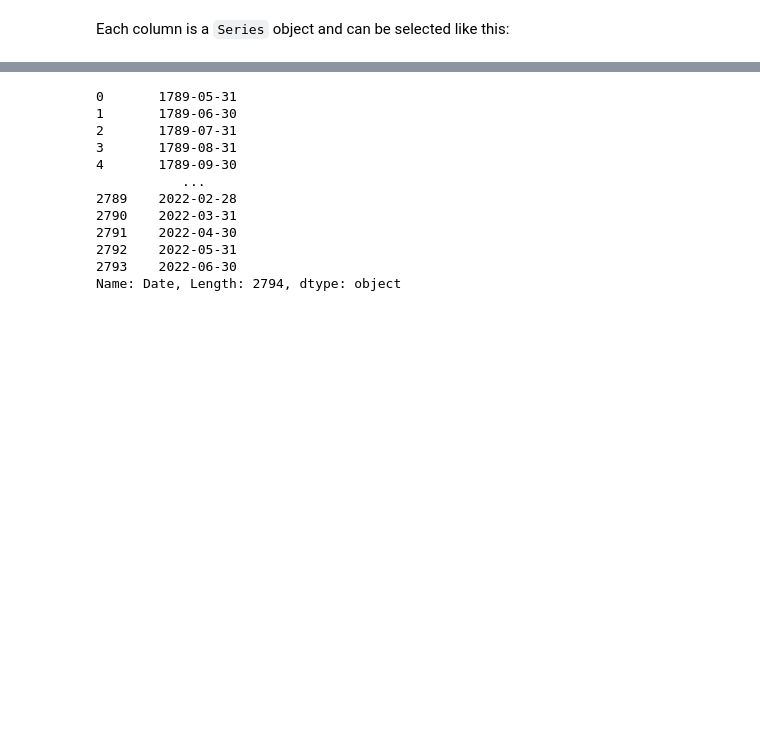
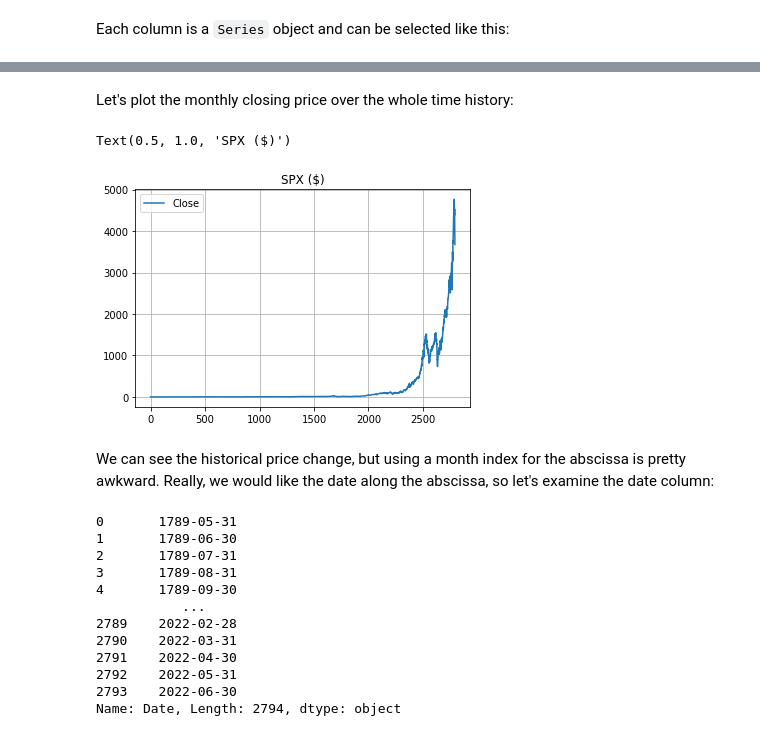
Before and after one commit to dmorris0/python_intro, a Jupyter notebook: Chapter_18_Pandas_for_Time_Series_Data.ipynb, the cells around one changed output, grey strips where cells are left out. Cells and saved outputs as stored; diff of their text form; code cells hidden in the pictures; blank space fills up the shorter version.

```diff
--- a/Chapter_18_Pandas_for_Time_Series_Data.ipynb
+++ b/Chapter_18_Pandas_for_Time_Series_Data.ipynb
@@ -96,3 +111,16 @@ Each column is a `Series` object and can be selected like this:
+# %% [markdown]
+Let's plot the monthly closing price over the whole time history:
+# %%
+fig = plt.figure()
+spx['Close'].plot()
+plt.legend()
+plt.grid()
+plt.title('SPX ($)')
+# %% [output]
+Text(0.5, 1.0, 'SPX ($)')
+[figure, added]
+# %% [markdown]
+We can see the historical price change, but using a month index for the abscissa is pretty awkward.  Really, we would like the date along the abscissa, so let's examine the date column:
 # %%
 spx['Date']
 # %% [output]
```
Also changed, not shown: parts of 6 cells of this notebook.
